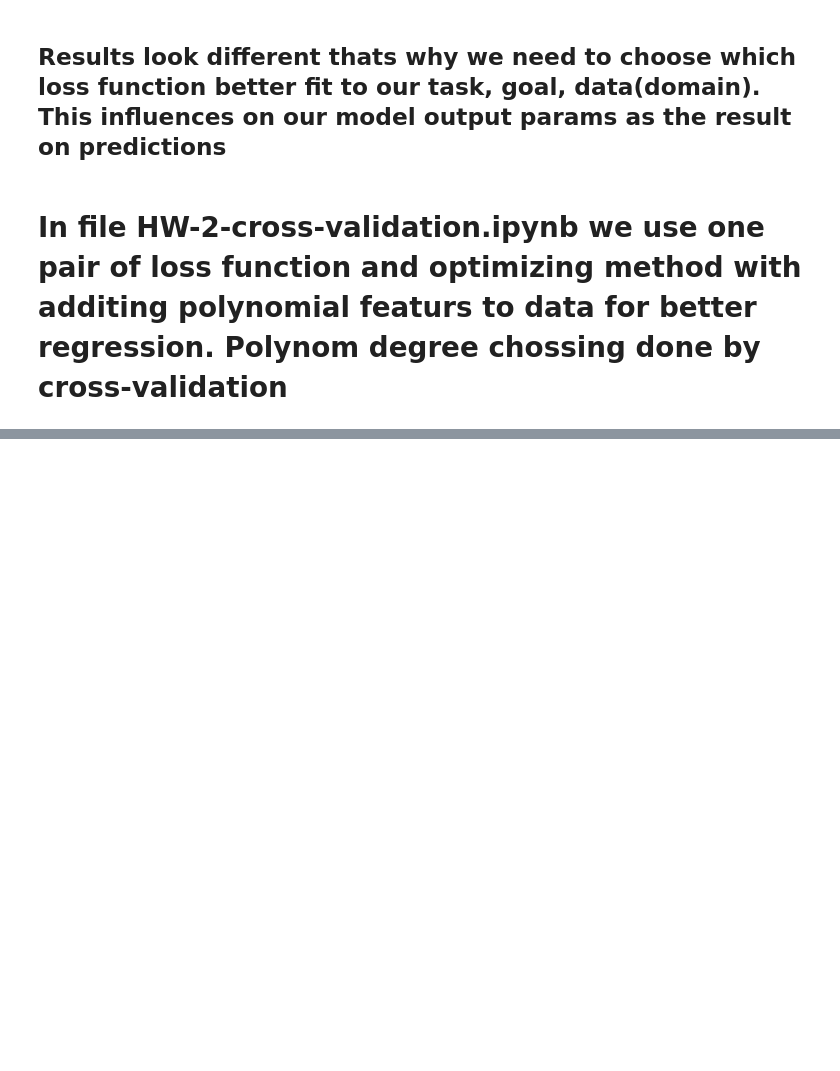
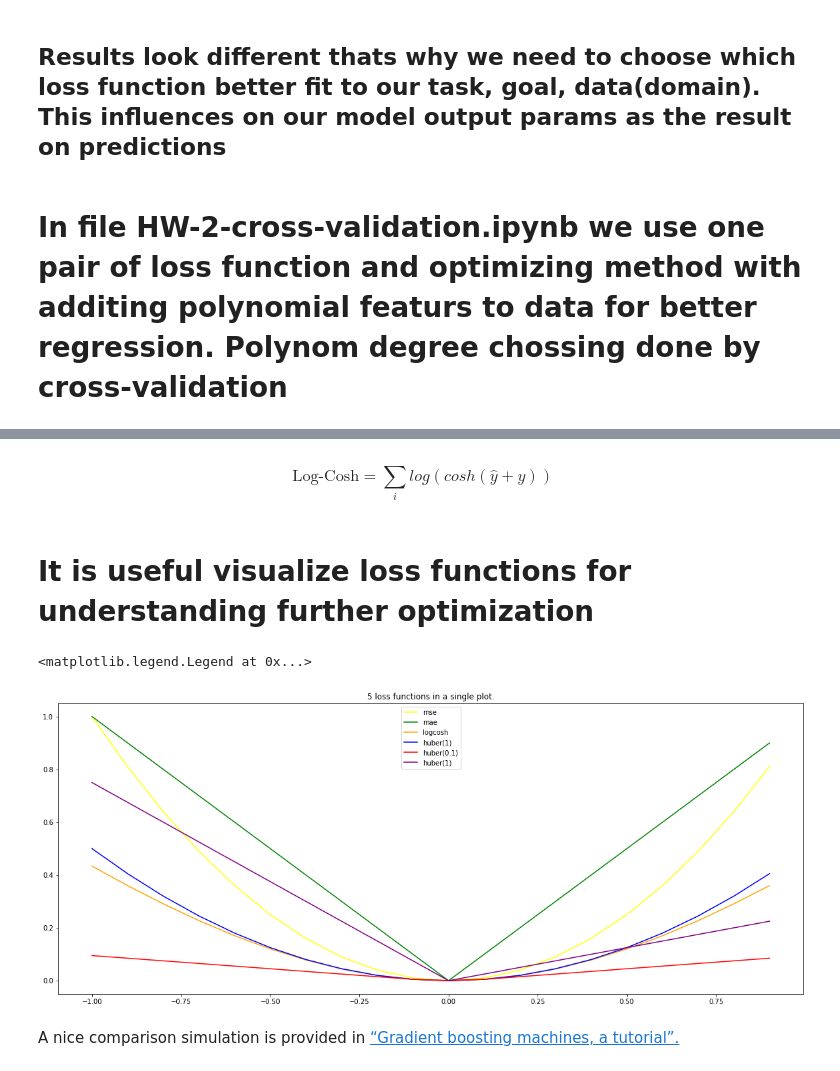
Before and after one commit to halynavs/gl-ml-basecamp, a Jupyter notebook: HW-2/HW-2-diff-loss-func-and-opt-methods.ipynb, the cells around one changed output, grey strips where cells are left out. Cells and saved outputs as stored; diff of their text form; code cells hidden in the pictures; blank space fills up the shorter version.

```diff
--- a/HW-2/HW-2-diff-loss-func-and-opt-methods.ipynb
+++ b/HW-2/HW-2-diff-loss-func-and-opt-methods.ipynb
@@ -469,0 +589,2 @@ plt.legend()
+# %% [markdown]
+$$ \text{Log-Cosh} = \sum_i  log (cosh(\hat{y}+y))    $$
@@ -469,0 +595,41 @@ plt.legend()
+# %% [markdown]
+# It is useful visualize loss functions for understanding further optimization
+# %%
+# for easy visualisation we rewrited loss funcs, residuals = y_true-y_pred
+# mse loss
+def mse_func(residuals):
+    return np.power(residuals, 2)
+
+# mae loss
+def mae_func(residuals):
+    return np.abs(residuals)
+
+# huber loss
+def huber_func(residuals, delta):
+    return np.where(np.abs(residuals) < delta , 0.5*((residuals)**2), delta*np.abs(residuals) - 0.5*(delta**2))
+
+# log cosh loss
+def logcosh_func(residuals):
+    return np.log(np.cosh(residuals))
+
+# quantile cosh loss
+def quantile_func(residuals, q):
+    # q: Quantile to be evaluated, e.g., 0.5 for median.
+    return np.maximum(q * residuals, (q - 1) * residuals)
+# %%
+residuals =  np.arange(-1, 1, 0.1)
+# %%
+plt.rcParams['figure.figsize'] = [20,8]
+plt.plot(residuals, mse_func(residuals), color='yellow', label='mse')
+plt.plot(residuals, mae_func(residuals), color='green', label='mae')
+plt.plot(residuals, logcosh_func(residuals), color='orange', label='logcosh')
+plt.plot(residuals, huber_func(residuals, 1), color='blue', label='huber(1)')
+plt.plot(residuals, huber_func(residuals, 0.1), color='red', label='huber(0.1)')# so little delta uses here for better visualization
+plt.plot(residuals, quantile_func(residuals, 0.25), color='purple', label='huber(1)')
+plt.title('5 loss functions in a single plot.')
+plt.legend()
+# %% [output]
+<matplotlib.legend.Legend at 0x...>
+[figure, added]
+# %% [markdown]
+A nice comparison simulation is provided in [“Gradient boosting machines, a tutorial”.](https://www.ncbi.nlm.nih.gov/pmc/articles/PMC3885826/)
```
Also changed, not shown: parts of 20 cells of this notebook.
